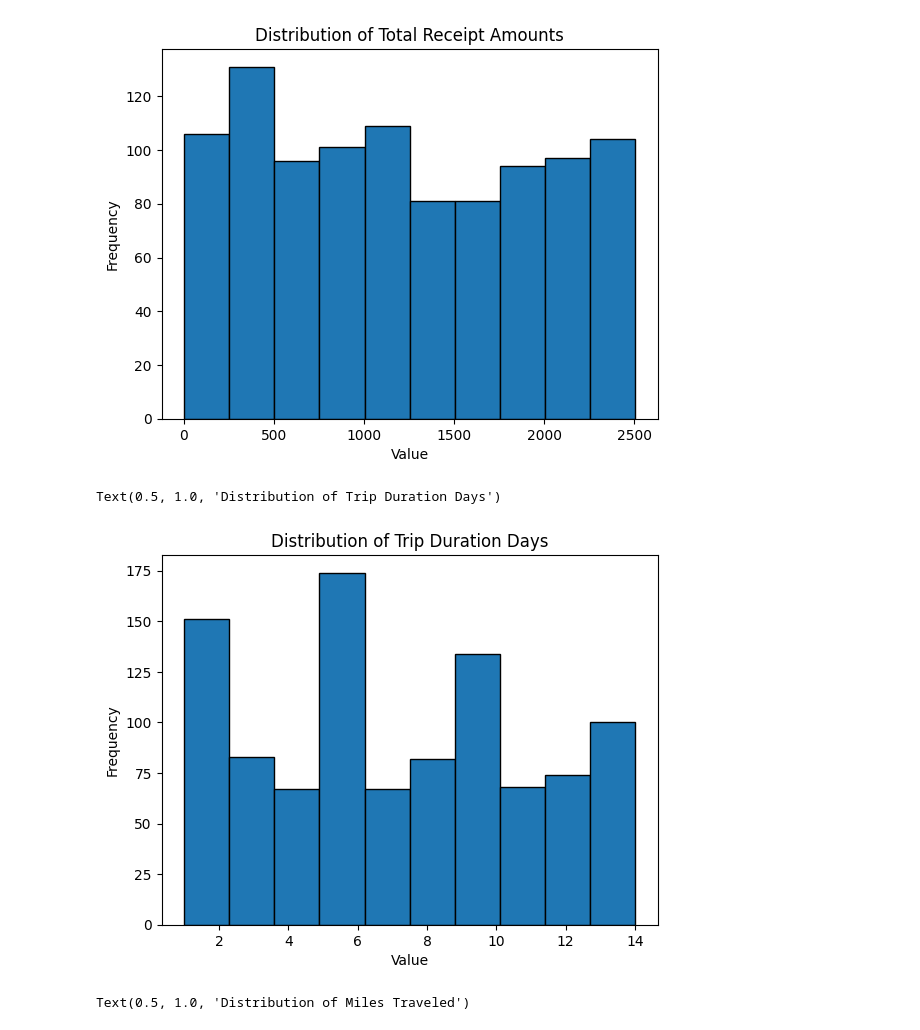
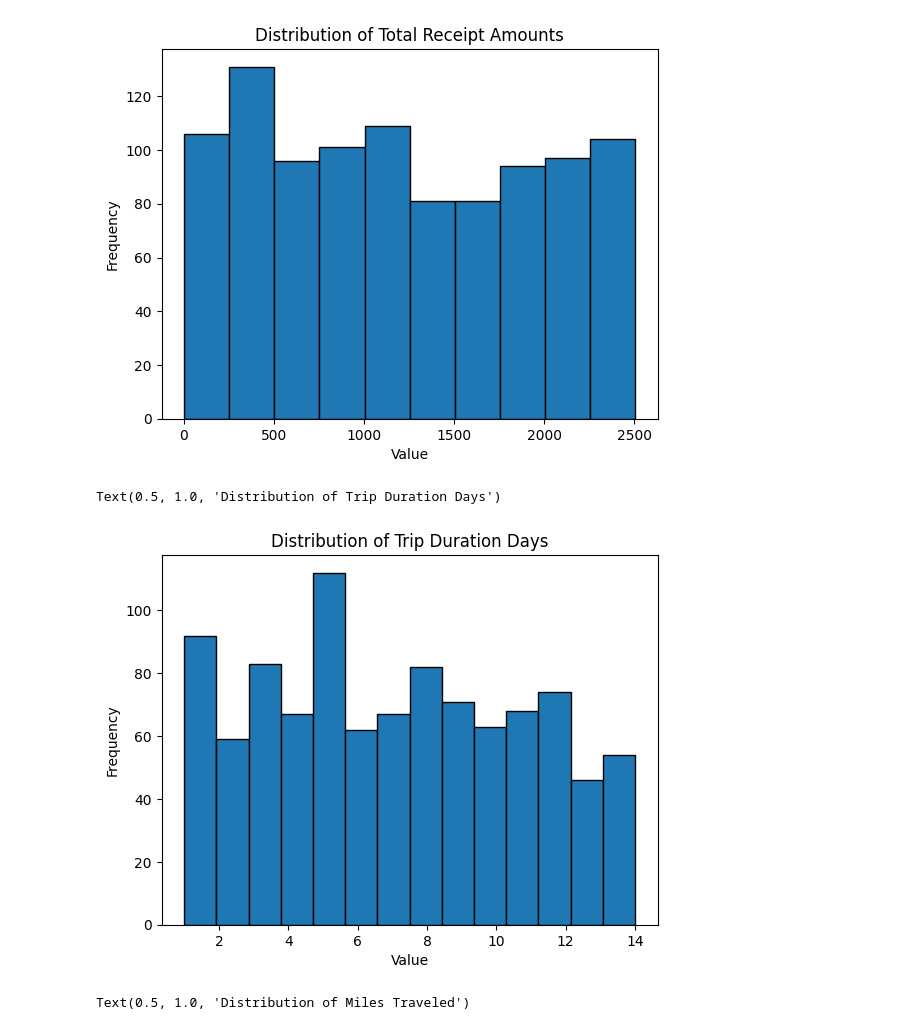
Before and after one commit to srazam/MachineLearningTeamProject, a Jupyter notebook: dataExp.ipynb, the cells around one changed output. Drawn from its saved outputs; the diff is of its cells as text; code cells hidden in the pictures.

```diff
--- a/dataExp.ipynb
+++ b/dataExp.ipynb
@@ -137,13 +238,13 @@ plt.title("Distribution of Total Receipt Amounts")
 Text(0.5, 1.0, 'Distribution of Total Receipt Amounts')
 [figure]
 # %%
-plt.hist(days, edgecolor = "black")
+plt.hist(days, edgecolor = "black", bins = 14)
 plt.xlabel("Value")
 plt.ylabel("Frequency")
 plt.title("Distribution of Trip Duration Days")
 # %% [output]
 Text(0.5, 1.0, 'Distribution of Trip Duration Days')
-[figure, old version]
+[figure, new version]
 # %%
 plt.hist(miles, edgecolor = "black")
 plt.xlabel("Value")
```
Also changed, not shown: parts of 16 cells of this notebook.
